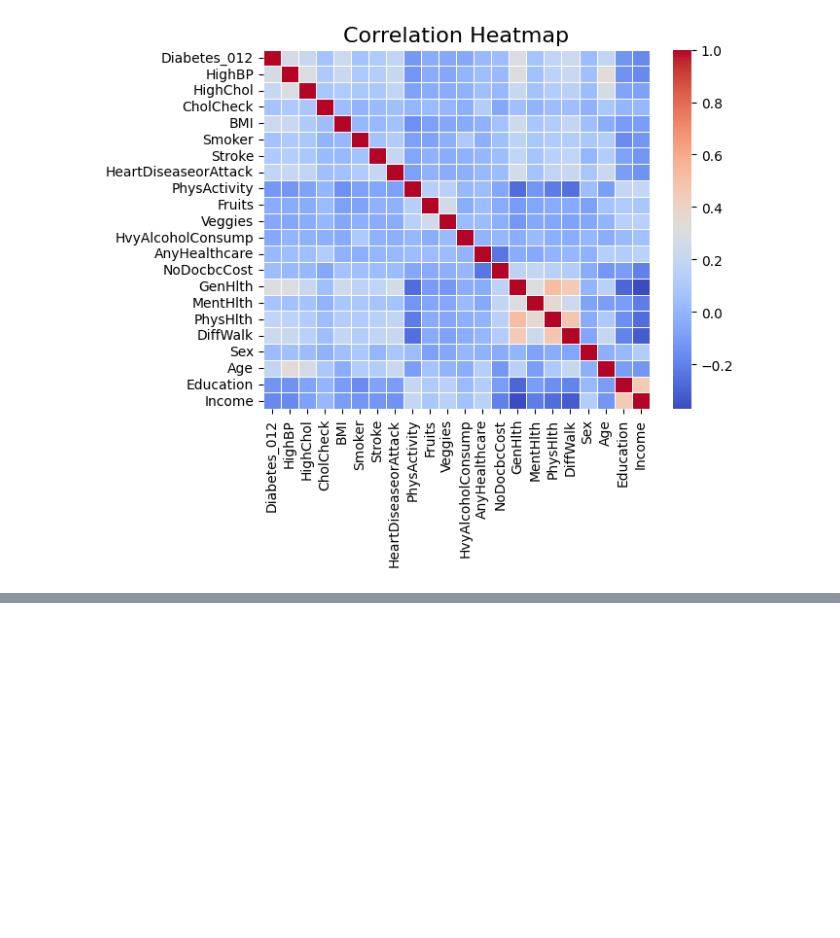
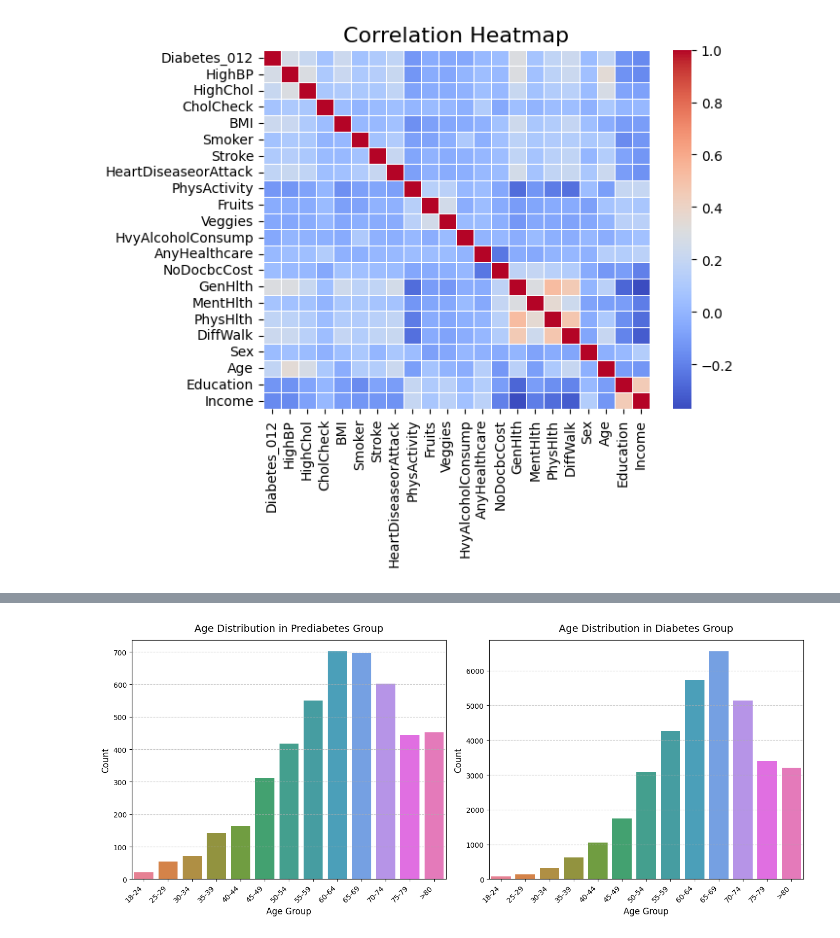
Before and after one commit to Sigmacci/diabetes-case-study, a Jupyter notebook: main.ipynb, the cells around one changed output, grey strips where cells are left out. Saved outputs shown, nothing was run; the diff lists cells and outputs as text; code cells hidden in the pictures; blank space fills up the shorter version.

```diff
--- a/main.ipynb
+++ b/main.ipynb
@@ -114,3 +120,7 @@ plt.title("Correlation Heatmap", fontsize=16)
 plt.show()
 # %% [output]
 [figure]
+# %%
+df_no_diabetes = df[df["Diabetes_012"] == 0]
+df_prediabetes = df[df["Diabetes_012"] == 1]
+df_diabetes = df[df["Diabetes_012"] == 2]
@@ -116,0 +139,26 @@ plt.show()
+# %%
+age_labels = ['18-24', '25-29', '30-34', '35-39', '40-44', '45-49',
+              '50-54', '55-59', '60-64', '65-69', '70-74', '75-79', '>80']
+
+fig, ax = plt.subplots(1, 2, figsize=(14, 6), sharey=False)
+
+sns.countplot(x="Age", data=df_prediabetes, ax=ax[0], palette="husl")
+ax[0].set_title("Age Distribution in Prediabetes Group", fontsize=14, pad=12)
+ax[0].set_xlabel("Age Group", fontsize=12)
+ax[0].set_ylabel("Count", fontsize=12)
+ax[0].set_xticks(range(len(age_labels)))
+ax[0].set_xticklabels(age_labels, rotation=45, ha='right')
+ax[0].grid(axis="y", linestyle="--", alpha=0.7)
+
+sns.countplot(x="Age", data=df_diabetes, ax=ax[1], palette="husl")
+ax[1].set_title("Age Distribution in Diabetes Group", fontsize=14, pad=12)
+ax[1].set_xlabel("Age Group", fontsize=12)
+ax[1].set_ylabel("Count", fontsize=12)
+ax[1].set_xticks(range(len(age_labels)))
+ax[1].set_xticklabels(age_labels, rotation=45, ha='right')
+ax[1].grid(axis="y", linestyle="--", alpha=0.7)
+
+plt.tight_layout()
+plt.show()
+# %% [output]
+[figure, added]
```
Also changed, not shown: parts of 31 cells of this notebook.
